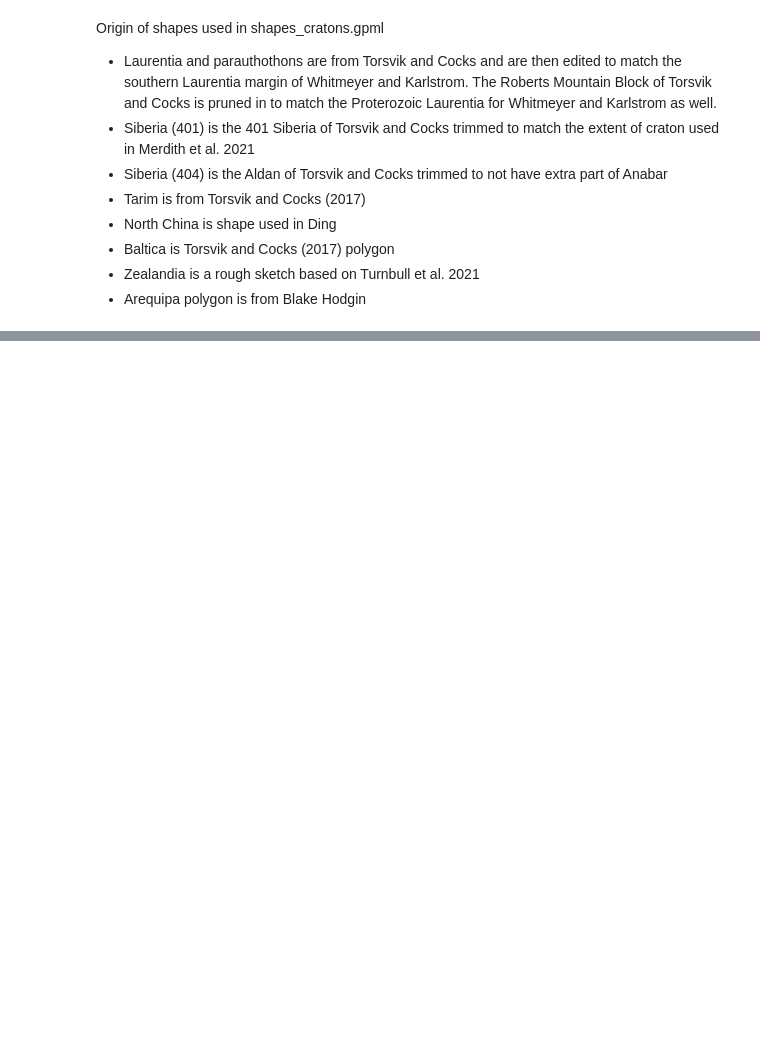
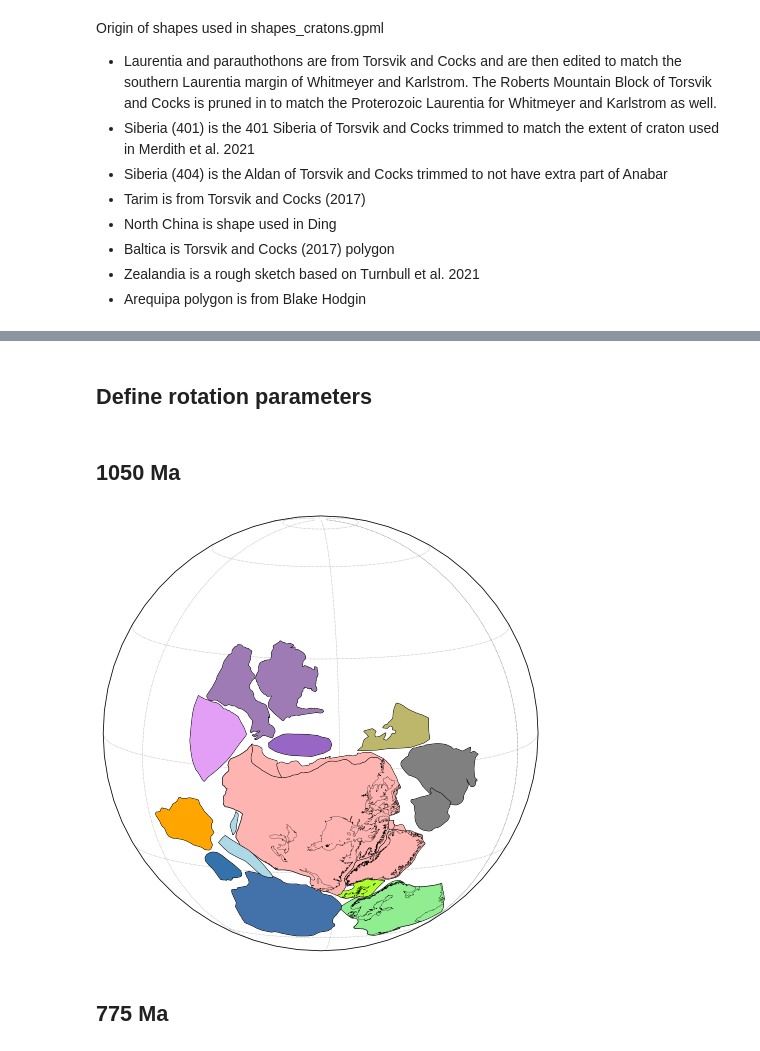
Before and after one commit to Swanson-Hysell/Mesoproterozoic_Turning_Point, a Jupyter notebook: code/paleogeography.ipynb, the cells around one changed output, grey strips where cells are left out. Saved outputs shown, nothing was run; the diff lists cells and outputs as text; code cells hidden in the pictures; blank space fills up the shorter version.

```diff
--- a/code/paleogeography.ipynb
+++ b/code/paleogeography.ipynb
@@ -26,9 +43,9 @@ India_color = '#f5c10e'
 Rayner_color = '#ffe27e'
 SChina_color = '#2ecc71'
 
-Laurentia_color = '#E3735E'
-Scotland_color = 'lightgreen'
-Baltica_color = 'green'
+Laurentia_color = '#feb5b1'
+Scotland_color = 'greenyellow'
+Baltica_color = '#90ee90'
 
 Australia_color = '#9E7BB5'
 Antarctica_color = '#E39FF6'
@@ -42,11 +59,16 @@ Tarim_color = 'palegoldenrod'
 Kalahari_color = 'orange'
 
 Amazonia_color = '#4372AA'
+RDLP_color = '#2372AA'
 Arequipa_color = 'lightblue'
 etcetera_color = '#b2b3b2'
 
 lat_grid = [-80,-60,-30,0,30,60,80]
 lon_grid = np.arange(-180,180+60,60)
+
+cratons_lw = 1.0
+outline_lw = 0.25
+cratons_alpha = 1.0
 # %% [markdown]
 Origin of shapes used in shapes_cratons.gpml
 - Laurentia and parauthothons are from Torsvik and Cocks and are then edited to match the southern Laurentia margin of Whitmeyer and Karlstrom. The Roberts Mountain Block of Torsvik and Cocks is pruned in to match the Proterozoic Laurentia for Whitmeyer and Karlstrom as well.
@@ -273,0 +82,2 @@ plt.show()
+# %% [markdown]
+## Define rotation parameters
@@ -273,0 +202,29 @@ plt.show()
+# %% [markdown]
+## 1050 Ma
+# %%
+Laur_Euler_1050 = [-40.3,-22.4,190.4]
+
+ax = ipmag.make_orthographic_map(add_land=False, central_longitude=115, central_latitude=10,
+                                 figsize=(8,8), grid_lines=False)
+
+plot_Laurentia(ax,Laur_Euler_1050)
+plot_Siberia(ax,Laur_Euler_1050)
+plot_Baltica(ax,Laur_Euler_1050)
+plot_Amazonia(ax,Laur_Euler_1050)
+plot_RDLP(ax,Laur_Euler_1050)
+plot_North_China(ax,Laur_Euler_1050)
+plot_Australia(ax,Laur_Euler_1050)
+plot_Kalahari(ax, Laur_Euler_1050)
+plot_Cuyania(ax, Laur_Euler_1050)
+plot_Arequipa(ax, Laur_Euler_1050)
+plot_Zealandia(ax, Laur_Euler_1050)
+
+ax.gridlines(xlocs=lon_grid, ylocs=lat_grid, linewidth=0.5,
+             color='C7', linestyle='dotted', zorder=-1)
+
+plt.savefig('reconstructions/Laurentia_1050.pdf')
+plt.show()
+# %% [output]
+[figure, added]
+# %% [markdown]
+## 775 Ma
```
Also changed, not shown: parts of 27 cells of this notebook, 7 other files.
